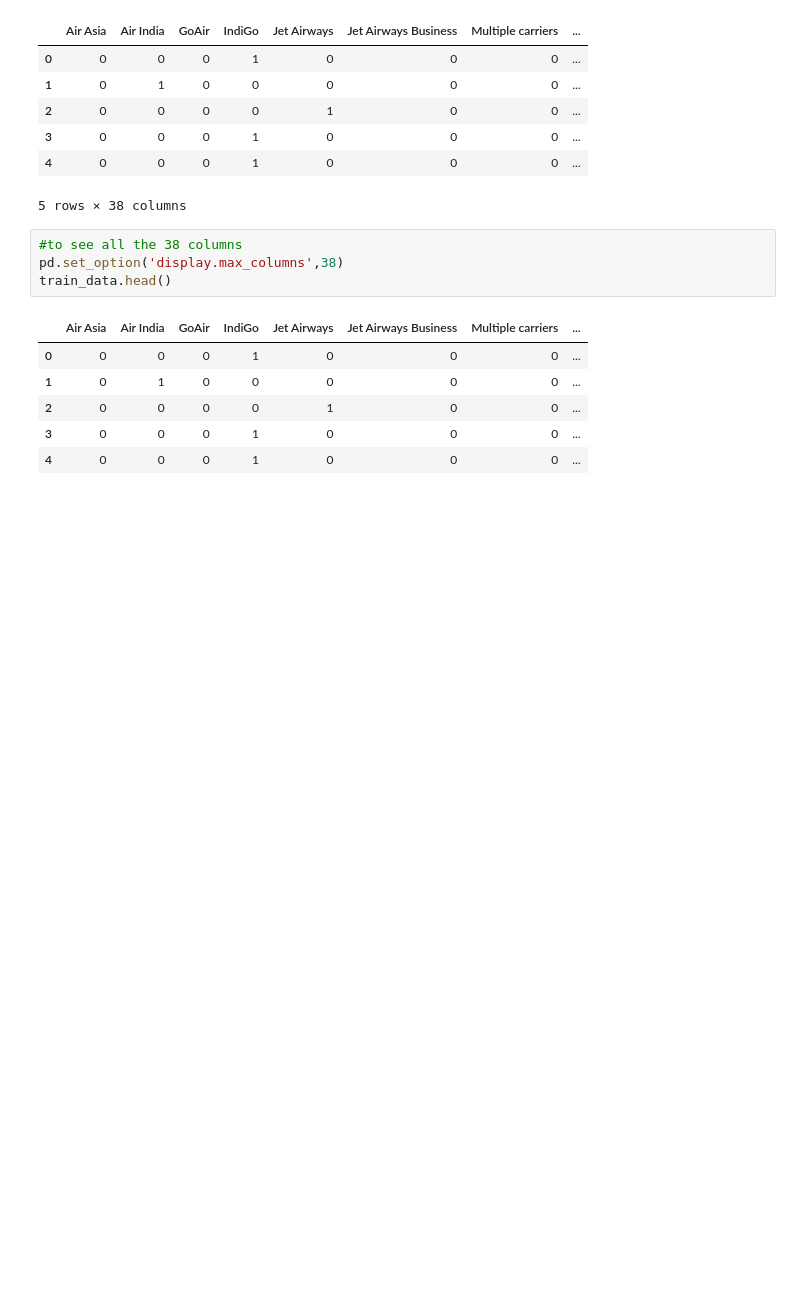
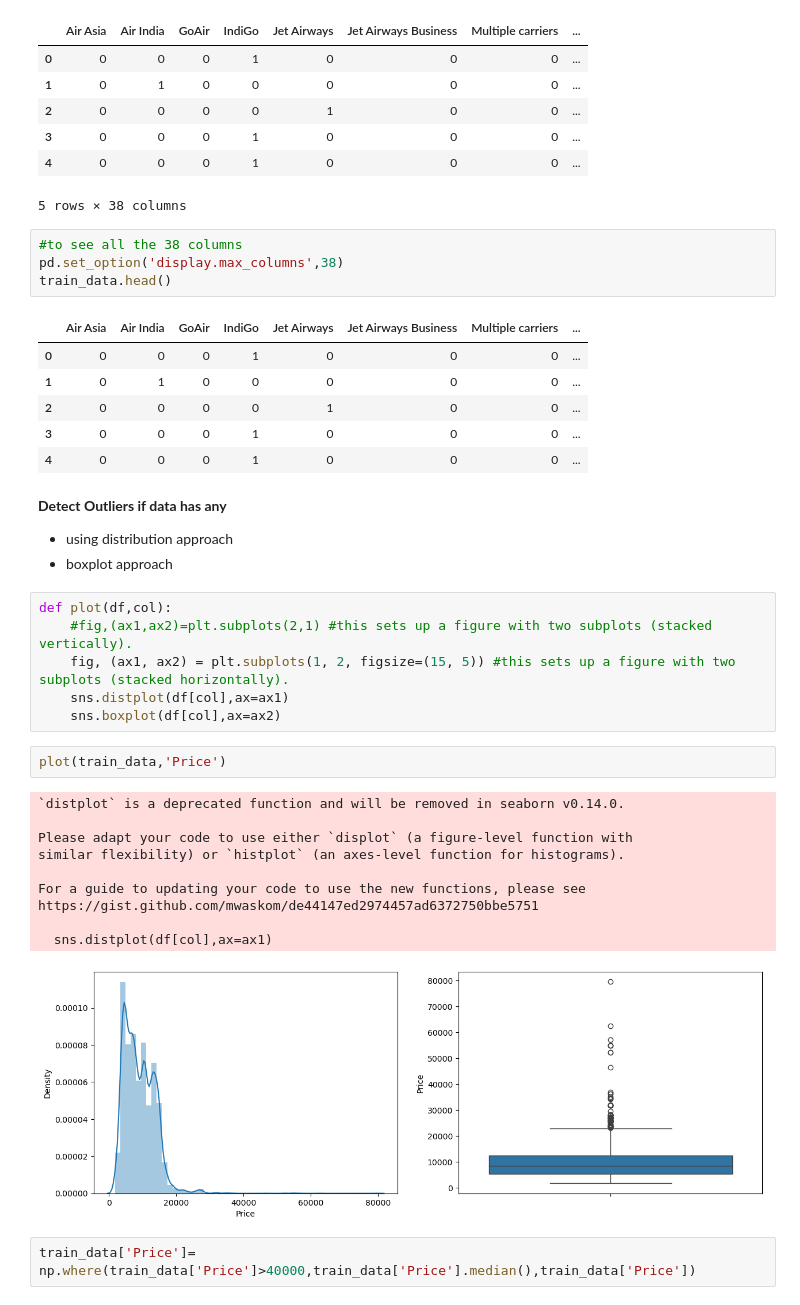
Before and after one commit to ADIBASHARIF23/Predict-Fare-of-Airlines-Tickets-, a Jupyter notebook: Code File.ipynb, the cells around one changed output. Drawn from its saved outputs; the diff is of its cells as text; blank space fills up the shorter version.

Commit message:
handled Outliers in Data

```diff
--- a/Code File.ipynb
+++ b/Code File.ipynb
@@ -622,3 +622,28 @@ train_data.head()
 | 2 | 0 | 0 | 0 | 0 | 1 | 0 | 0 | ... |
 | 3 | 0 | 0 | 0 | 1 | 0 | 0 | 0 | ... |
 | 4 | 0 | 0 | 0 | 1 | 0 | 0 | 0 | ... |
+# %% [markdown]
+**Detect Outliers if data has any**
+- using distribution approach
+- boxplot approach
+# %%
+def plot(df,col):
+    #fig,(ax1,ax2)=plt.subplots(2,1) #this sets up a figure with two subplots (stacked vertically).
+    fig, (ax1, ax2) = plt.subplots(1, 2, figsize=(15, 5)) #this sets up a figure with two subplots (stacked horizontally).
+    sns.distplot(df[col],ax=ax1)
+    sns.boxplot(df[col],ax=ax2)
+# %%
+plot(train_data,'Price')
+# %% [output]
+`distplot` is a deprecated function and will be removed in seaborn v0.14.0.
+
+Please adapt your code to use either `displot` (a figure-level function with
+similar flexibility) or `histplot` (an axes-level function for histograms).
+
+For a guide to updating your code to use the new functions, please see
+https://gist.github.com/mwaskom/de44147ed2974457ad6372750bbe5751
+
+  sns.distplot(df[col],ax=ax1)
+[figure, added]
+# %%
+train_data['Price']= np.where(train_data['Price']>40000,train_data['Price'].median(),train_data['Price'])
```
Also changed, not shown: parts of 9 cells of this notebook.
